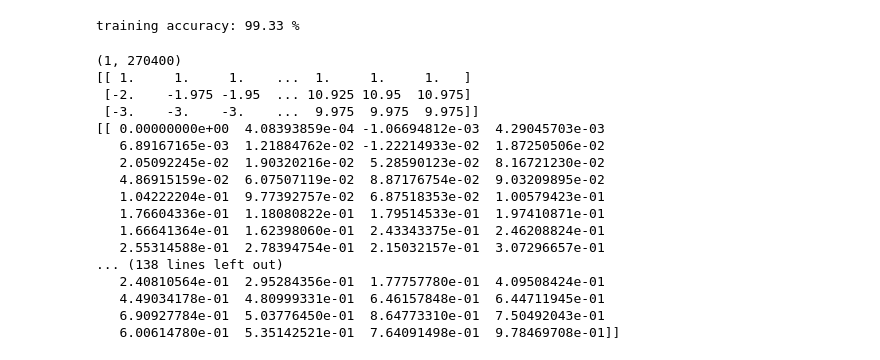
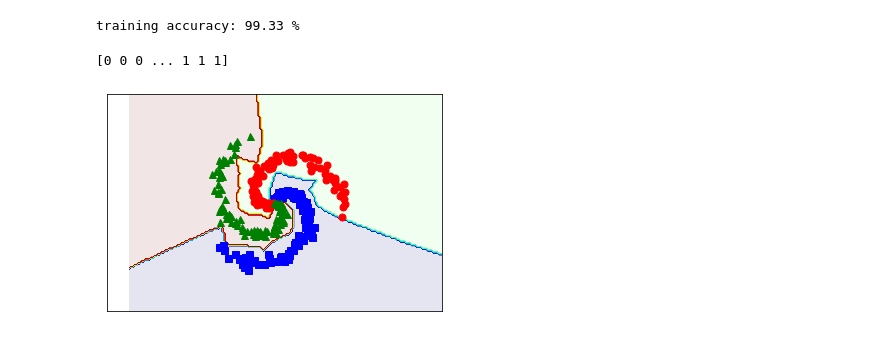
Before and after one commit to hoangndst/ml-notebooks, a Jupyter notebook: mlp.ipynb, the cells around one changed output. Drawn from its saved outputs; the diff is of its cells as text; code cells hidden in the pictures.

```diff
--- a/mlp.ipynb
+++ b/mlp.ipynb
@@ -230,7 +230,7 @@ def pred(W1, W2, X):
     A1 = np.maximum(Z1, 0)
     Z2 = np.dot(W2.T, A1) + b2
     Y_hat = softmax(Z2)
-    return Y_hat
+    return np.argmax(Y_hat, axis = 0)
 
 xm = np.arange(-2, 11, 0.025)
 xlen = len(xm)
@@ -238,30 +238,43 @@ ym = np.arange(-3, 10, 0.025)
 ylen = len(ym)
 xx, yy = np.meshgrid(xm, ym)
 
-print(np.ones((1, xx.size)).shape)
+# print(np.ones((1, xx.size)).shape)
 xx1 = xx.ravel().reshape(1, xx.size)
 yy1 = yy.ravel().reshape(1, yy.size)
 
 # print(xx.shape, yy.shape)
-XX = np.concatenate((np.ones((1, xx.size)), xx1, yy1), axis = 0)
-print(XX)
-print(X)
-# print(pred(W1, W2, X))
+XX = np.concatenate((xx1, yy1), axis = 0)
+# print(XX)
+# print(X)
+Z = pred(W1, W2, XX)
+print(Z)
 # %% [output]
-(1, 270400)
-[[ 1.     1.     1.    ...  1.     1.     1.   ]
- [-2.    -1.975 -1.95  ... 10.925 10.95  10.975]
- [-3.    -3.    -3.    ...  9.975  9.975  9.975]]
-[[ 0.00000000e+00  4.08393859e-04 -1.06694812e-03  4.29045703e-03
-   6.89167165e-03  1.21884762e-02 -1.22214933e-02  1.87250506e-02
-   2.05092245e-02  1.90320216e-02  5.28590123e-02  8.16721230e-02
-   4.86915159e-02  6.07507119e-02  8.87176754e-02  9.03209895e-02
-   1.04222204e-01  9.77392757e-02  6.87518353e-02  1.00579423e-01
-   1.76604336e-01  1.18080822e-01  1.79514533e-01  1.97410871e-01
-   1.66641364e-01  1.62398060e-01  2.43343375e-01  2.46208824e-01
-   2.55314588e-01  2.78394754e-01  2.15032157e-01  3.07296657e-01
-... (138 lines left out)
-   2.40810564e-01  2.95284356e-01  1.77757780e-01  4.09508424e-01
-   4.49034178e-01  4.80999331e-01  6.46157848e-01  6.44711945e-01
-   6.90927784e-01  5.03776450e-01  8.64773310e-01  7.50492043e-01
-   6.00614780e-01  5.35142521e-01  7.64091498e-01  9.78469708e-01]]
+[0 0 0 ... 1 1 1]
+# %%
+# Put the result into a color plot
+Z = Z.reshape(xx.shape)
+CS = plt.contourf(xx, yy, Z, 200, cmap='jet', alpha = .1)
+
+# plt.xlabel('Sepal length')
+# plt.ylabel('Sepal width')
+
+plt.xlim(-2, 11)
+plt.ylim(-3, 10)
+plt.xticks(())
+plt.yticks(())
+plt.axis('equal')
+
+plt.plot(X[0, :N], X[1, :N], 'bs', markersize = 7);
+plt.plot(X[0, N:2*N], X[1, N:2*N], 'ro', markersize = 7);
+plt.plot(X[0, 2*N:], X[1, 2*N:], 'g^', markersize = 7);
+# plt.axis('off')
+plt.xlim([-1.5, 1.5])
+plt.ylim([-1.5, 1.5])
+cur_axes = plt.gca()
+cur_axes.axes.get_xaxis().set_ticks([])
+cur_axes.axes.get_yaxis().set_ticks([])
+
+# plt.savefig('ex1.png', bbox_inches='tight', dpi = 1000)
+plt.show()
+# %% [output]
+[figure, added]
```
Also changed, not shown: parts of 2 cells of this notebook.
